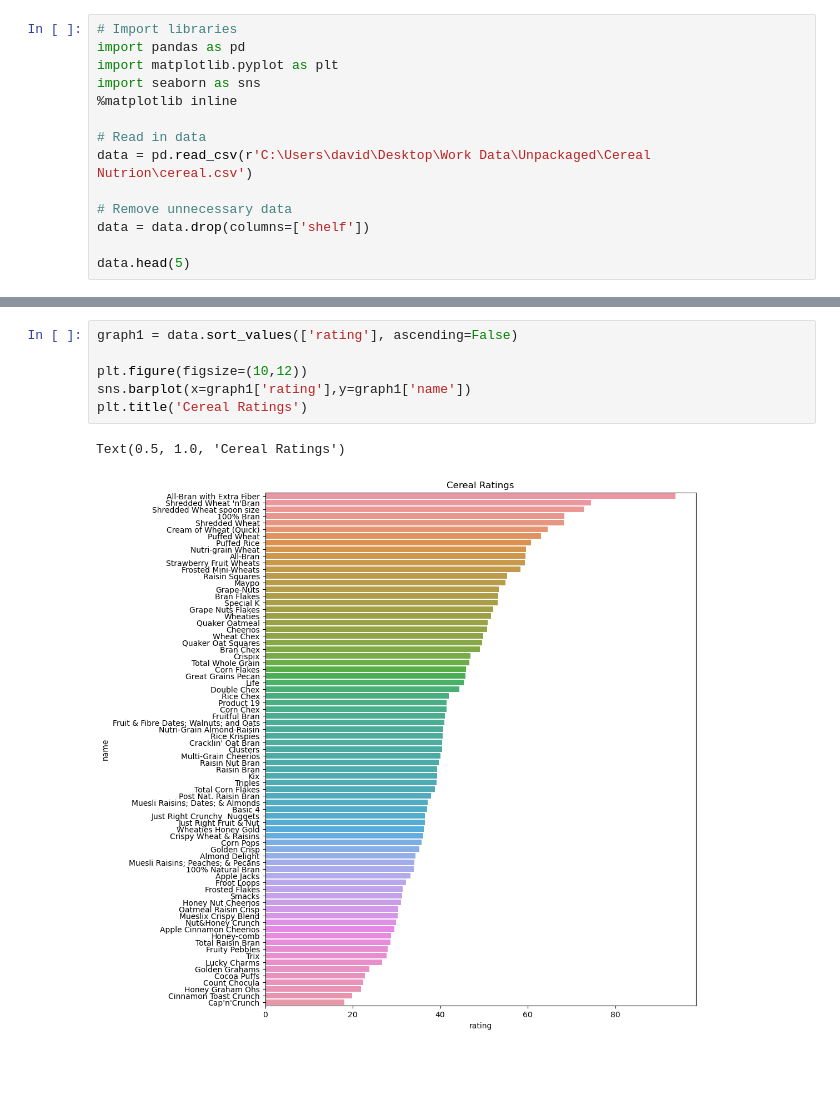
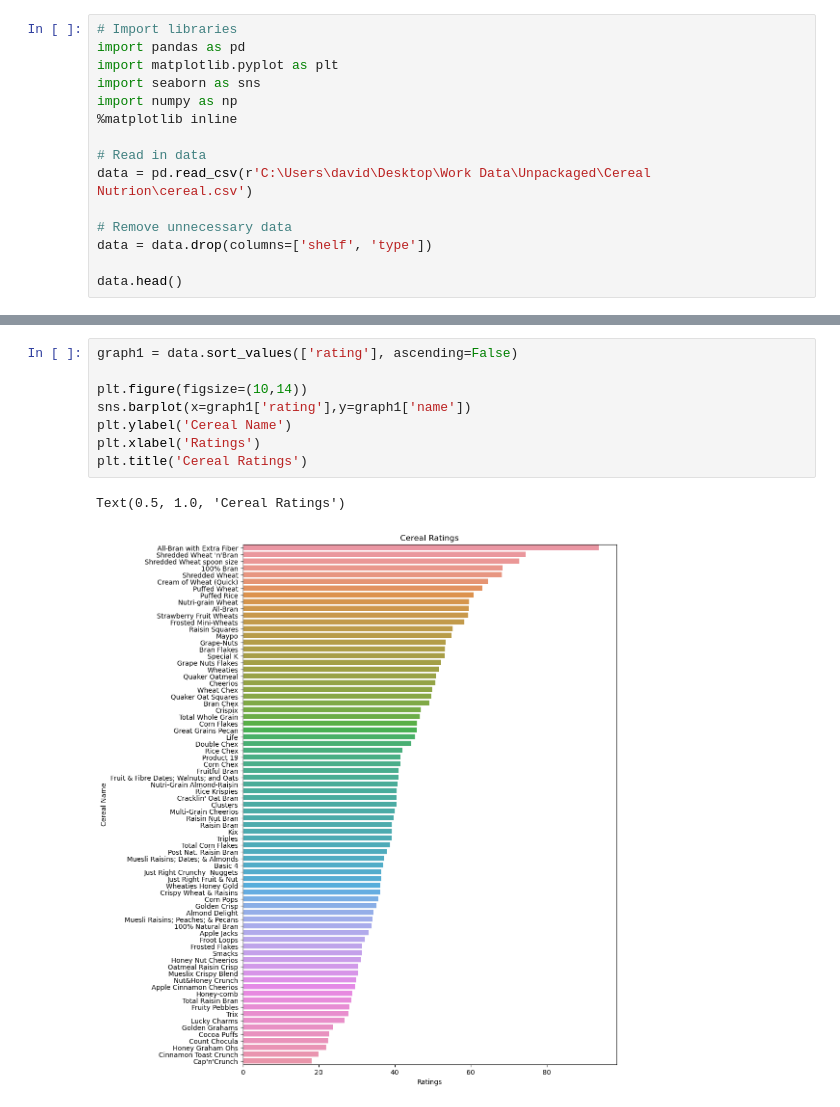
Before and after one commit to Witiko-5/Data-Science-Projects, a Jupyter notebook: Cereal Nutrition.ipynb, the cells around one changed output, grey strips where cells are left out. Saved outputs shown, nothing was run; the diff lists cells and outputs as text; blank space fills up the shorter version.

```diff
--- a/Cereal Nutrition.ipynb
+++ b/Cereal Nutrition.ipynb
@@ -41,13 +36,14 @@ Standardized nutritional values by weight.
 import pandas as pd
 import matplotlib.pyplot as plt
 import seaborn as sns
+import numpy as np
 %matplotlib inline
 
 # Read in data
 data = pd.read_csv(r'C:\Users\david\Desktop\Work Data\Unpackaged\Cereal Nutrion\cereal.csv')
 
 # Remove unnecessary data
-data = data.drop(columns=['shelf'])
+data = data.drop(columns=['shelf', 'type'])
 
-data.head(5)
+data.head()
 # %% [output]
@@ -80,9 +131,11 @@ memory usage: 9.1+ KB
 # %%
 graph1 = data.sort_values(['rating'], ascending=False)
 
-plt.figure(figsize=(10,12))
+plt.figure(figsize=(10,14))
 sns.barplot(x=graph1['rating'],y=graph1['name'])
+plt.ylabel('Cereal Name')
+plt.xlabel('Ratings')
 plt.title('Cereal Ratings')
 # %% [output]
 Text(0.5, 1.0, 'Cereal Ratings')
-[figure, old version]
+[figure, new version]
```
Also changed, not shown: parts of 21 cells of this notebook, 1 other file.
